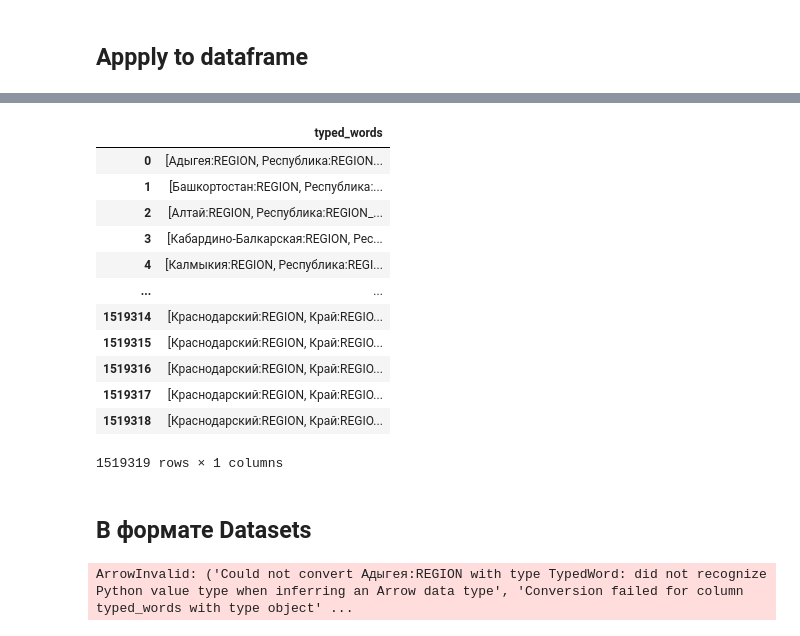
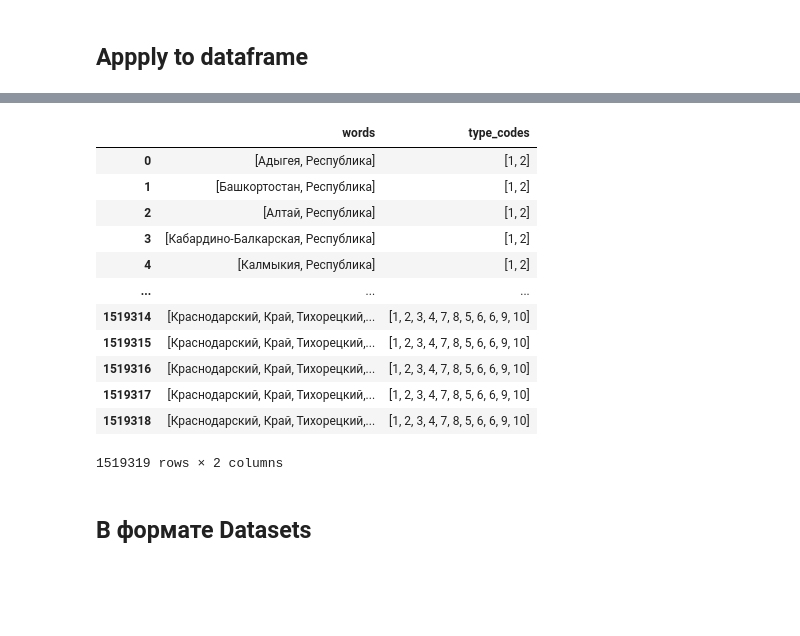
Before and after one commit to qwazer/ruaddress-elements-classification, a Jupyter notebook: research/03_dataset_for_NER.ipynb, the cells around one changed output, grey strips where cells are left out. Saved outputs shown, nothing was run; the diff lists cells and outputs as text; code cells hidden in the pictures; blank space fills up the shorter version.

```diff
--- a/research/03_dataset_for_NER.ipynb
+++ b/research/03_dataset_for_NER.ipynb
@@ -117,4 +142,18 @@ convert_address_elements(df.sample().to_dict('records')[0])
+# %%
+def typed_words_to_words(input:list):
+    words = []
+    for element in input:
+        words.append(element.word)
+    return words
+# %%
+def typed_words_to_type_codes(input:list):
+    type_codes = []
+    for element in input:
+        type_codes.append(element.type.value)
+    return type_codes
 # %% [markdown]
 ## Appply to dataframe
 # %%
 df['typed_words'] = df.apply(convert_address_elements, axis=1)
+df['words'] = df.apply(lambda row: typed_words_to_words(row.typed_words),  axis=1)
+df['type_codes'] = df.apply(lambda row: typed_words_to_type_codes(row.typed_words),  axis=1)
@@ -121,27 +176,25 @@ df['typed_words'] = df.apply(convert_address_elements, axis=1)
 # %%
-typed_words = pd.DataFrame(df['typed_words'])
+df_subset = df[['words','type_codes']]
 # %%
-typed_words
+df_subset
 # %% [output]
-|  | typed_words |
-| 0 | [Адыгея:REGION, Республика:REGION... |
-| 1 | [Башкортостан:REGION, Республика:... |
-| 2 | [Алтай:REGION, Республика:REGION_... |
-| 3 | [Кабардино-Балкарская:REGION, Рес... |
-| 4 | [Калмыкия:REGION, Республика:REGI... |
-| ... | ... |
-| 1519314 | [Краснодарский:REGION, Край:REGIO... |
-| 1519315 | [Краснодарский:REGION, Край:REGIO... |
-| 1519316 | [Краснодарский:REGION, Край:REGIO... |
-| 1519317 | [Краснодарский:REGION, Край:REGIO... |
-| 1519318 | [Краснодарский:REGION, Край:REGIO... |
+|  | words | type_codes |
+| 0 | [Адыгея, Республика] | [1, 2] |
+| 1 | [Башкортостан, Республика] | [1, 2] |
+| 2 | [Алтай, Республика] | [1, 2] |
+| 3 | [Кабардино-Балкарская, Республика] | [1, 2] |
+| 4 | [Калмыкия, Республика] | [1, 2] |
+| ... | ... | ... |
+| 1519314 | [Краснодарский, Край, Тихорецкий,... | [1, 2, 3, 4, 7, 8, 5, 6, 6, 9, 10] |
+| 1519315 | [Краснодарский, Край, Тихорецкий,... | [1, 2, 3, 4, 7, 8, 5, 6, 6, 9, 10] |
+| 1519316 | [Краснодарский, Край, Тихорецкий,... | [1, 2, 3, 4, 7, 8, 5, 6, 6, 9, 10] |
+| 1519317 | [Краснодарский, Край, Тихорецкий,... | [1, 2, 3, 4, 7, 8, 5, 6, 6, 9, 10] |
+| 1519318 | [Краснодарский, Край, Тихорецкий,... | [1, 2, 3, 4, 7, 8, 5, 6, 6, 9, 10] |
-1519319 rows × 1 columns
+1519319 rows × 2 columns
 # %% [markdown]
 ## В формате Datasets
 # %%
-dataset = Dataset.from_pandas(typed_words)
+dataset = Dataset.from_pandas(df_subset)
-# %% [output]
-ArrowInvalid: ('Could not convert Адыгея:REGION with type TypedWord: did not recognize Python value type when inferring an Arrow data type', 'Conversion failed for column typed_words with type object' ...
 # %%
 train_testvalid = dataset.train_test_split(test_size=0.33, seed=42)
 test_valid = train_testvalid['test'].train_test_split(test_size=0.5)
```
Also changed, not shown: parts of 14 cells of this notebook.
